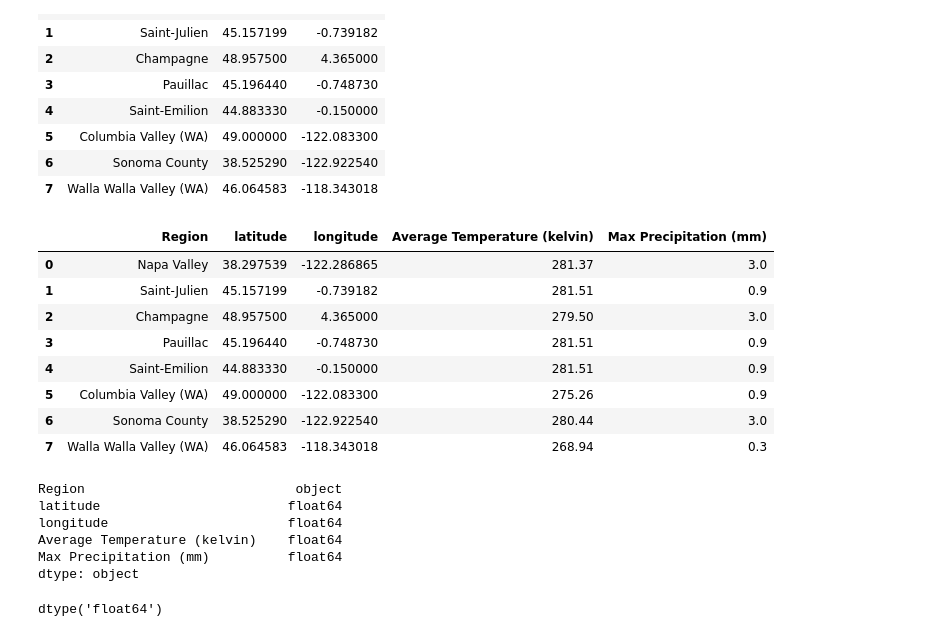
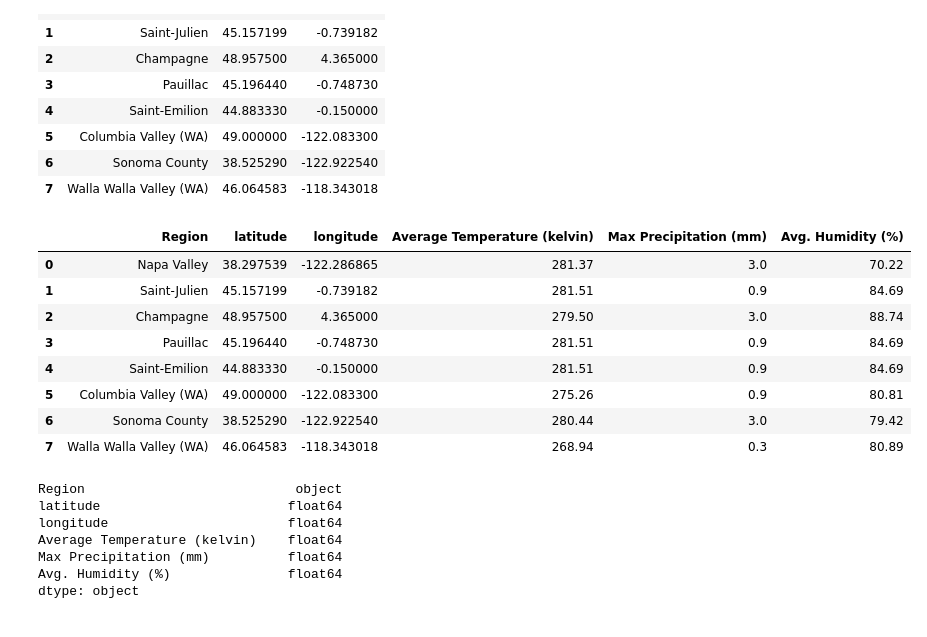
Before and after one commit to carojasp12/Sip-by-Sip, a Jupyter notebook: Code/Sip-by-Sip.ipynb, the cells around one changed output. Drawn from its saved outputs; the diff is of its cells as text; code cells hidden in the pictures.

Commit message:
created final weather df

```diff
--- a/Code/Sip-by-Sip.ipynb
+++ b/Code/Sip-by-Sip.ipynb
@@ -268,30 +268,31 @@ weather_data_df
 # %%
 #create a for loop to go through each lat and lon and pull temp/precipitation from API
 for index, row in weather_data_df.iterrows():
     #define lat and lon variable by assigning it to its respective row from weather_data_df
     lat = row["latitude"]
     lon = row["longitude"]
     #create the base url that will be used for the API
     url = 'https://history.openweathermap.org/data/2.5/aggregated/year?'
     #create the query_url that has the parameters needed to access and find the data
     query_url = f"{url}lat={lat}&lon={lon}&appid={api_key}"
     #create the response by getting the query_url in json format
     response = requests.get(query_url).json()
     #as it loops through the lat/lon, have it append the temp/precipitation to its respective columns
     weather_data_df.loc[index, "Average Temperature (kelvin)"] = response["result"][1]["temp"]['mean']
     weather_data_df.loc[index, "Max Precipitation (mm)"] = response["result"][1]["precipitation"]['max']
+    weather_data_df.loc[index, "Avg. Humidity (%)"] = response["result"][1]["humidity"]['mean']
 #at the end of the for loop print the df to make sure information was added correctly
 weather_data_df
 # %% [output]
-|  | Region | latitude | longitude | Average Temperature (kelvin) | Max Precipitation (mm) |
-| 0 | Napa Valley | 38.297539 | -122.286865 | 281.37 | 3.0 |
-| 1 | Saint-Julien | 45.157199 | -0.739182 | 281.51 | 0.9 |
-| 2 | Champagne | 48.957500 | 4.365000 | 279.50 | 3.0 |
-| 3 | Pauillac | 45.196440 | -0.748730 | 281.51 | 0.9 |
-| 4 | Saint-Emilion | 44.883330 | -0.150000 | 281.51 | 0.9 |
-| 5 | Columbia Valley (WA) | 49.000000 | -122.083300 | 275.26 | 0.9 |
-| 6 | Sonoma County | 38.525290 | -122.922540 | 280.44 | 3.0 |
-| 7 | Walla Walla Valley (WA) | 46.064583 | -118.343018 | 268.94 | 0.3 |
+|  | Region | latitude | longitude | Average Temperature (kelvin) | Max Precipitation (mm) | Avg. Humidity (%) |
+| 0 | Napa Valley | 38.297539 | -122.286865 | 281.37 | 3.0 | 70.22 |
+| 1 | Saint-Julien | 45.157199 | -0.739182 | 281.51 | 0.9 | 84.69 |
+| 2 | Champagne | 48.957500 | 4.365000 | 279.50 | 3.0 | 88.74 |
+| 3 | Pauillac | 45.196440 | -0.748730 | 281.51 | 0.9 | 84.69 |
+| 4 | Saint-Emilion | 44.883330 | -0.150000 | 281.51 | 0.9 | 84.69 |
+| 5 | Columbia Valley (WA) | 49.000000 | -122.083300 | 275.26 | 0.9 | 80.81 |
+| 6 | Sonoma County | 38.525290 | -122.922540 | 280.44 | 3.0 | 79.42 |
+| 7 | Walla Walla Valley (WA) | 46.064583 | -118.343018 | 268.94 | 0.3 | 80.89 |
 # %%
 weather_data_df.dtypes
 # %% [output]
@@ -300,4 +301,5 @@ latitude                        float64
 longitude                       float64
 Average Temperature (kelvin)    float64
 Max Precipitation (mm)          float64
+Avg. Humidity (%)               float64
 dtype: object
@@ -312,10 +305,0 @@ temp7= np.array([268.94])
-# %%
-temp1_fah= convert_temperature(np.array([temp1]), 'Kelvin', 'Fahrenheit')
-temp2_fah = convert_temperature(np.array([temp2]), 'Kelvin', 'Fahrenheit')
-temp3_fah = convert_temperature(np.array([temp3]), 'Kelvin', 'Fahrenheit')
-temp4_fah = convert_temperature(np.array([temp4]), 'Kelvin', 'Fahrenheit')
-temp5_fah = convert_temperature(np.array([temp5]), 'Kelvin', 'Fahrenheit')
-temp6_fah = convert_temperature(np.array([temp6]), 'Kelvin', 'Fahrenheit')
-temp7_fah = convert_temperature(np.array([temp7]), 'Kelvin', 'Fahrenheit')
-# %% [output]
-dtype('float64')
```
Also changed, not shown: parts of 7 cells of this notebook.
